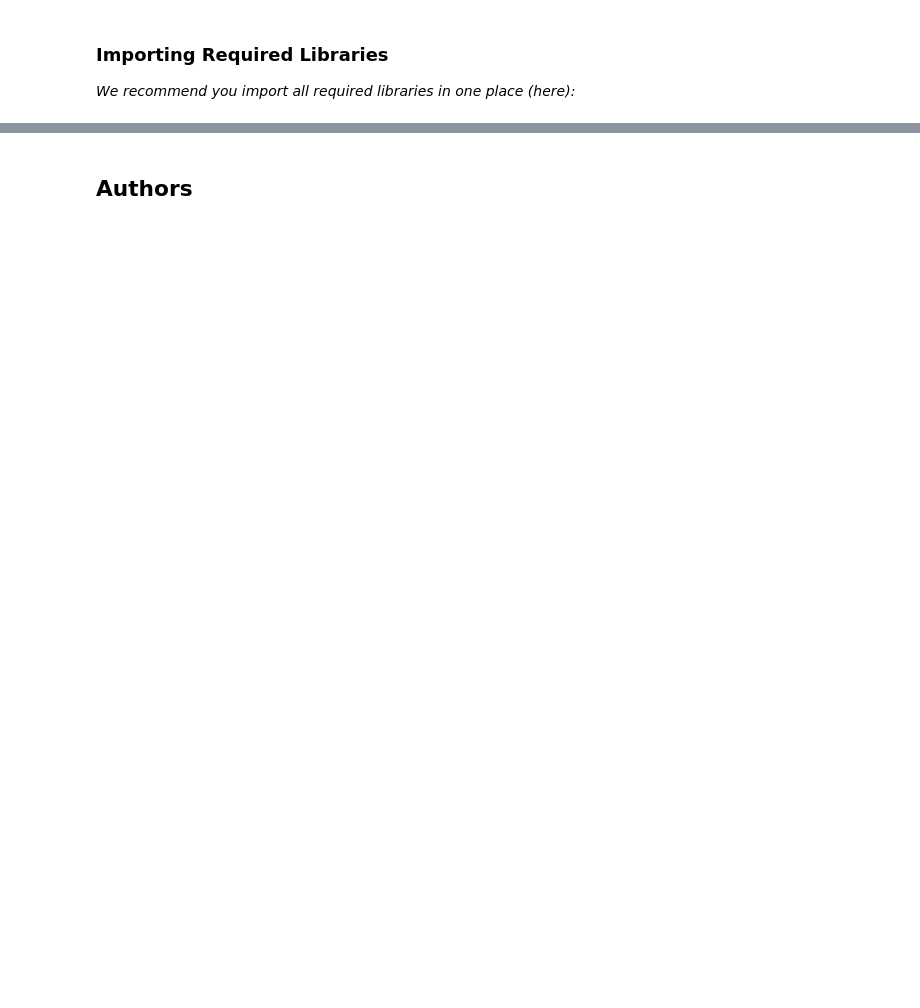
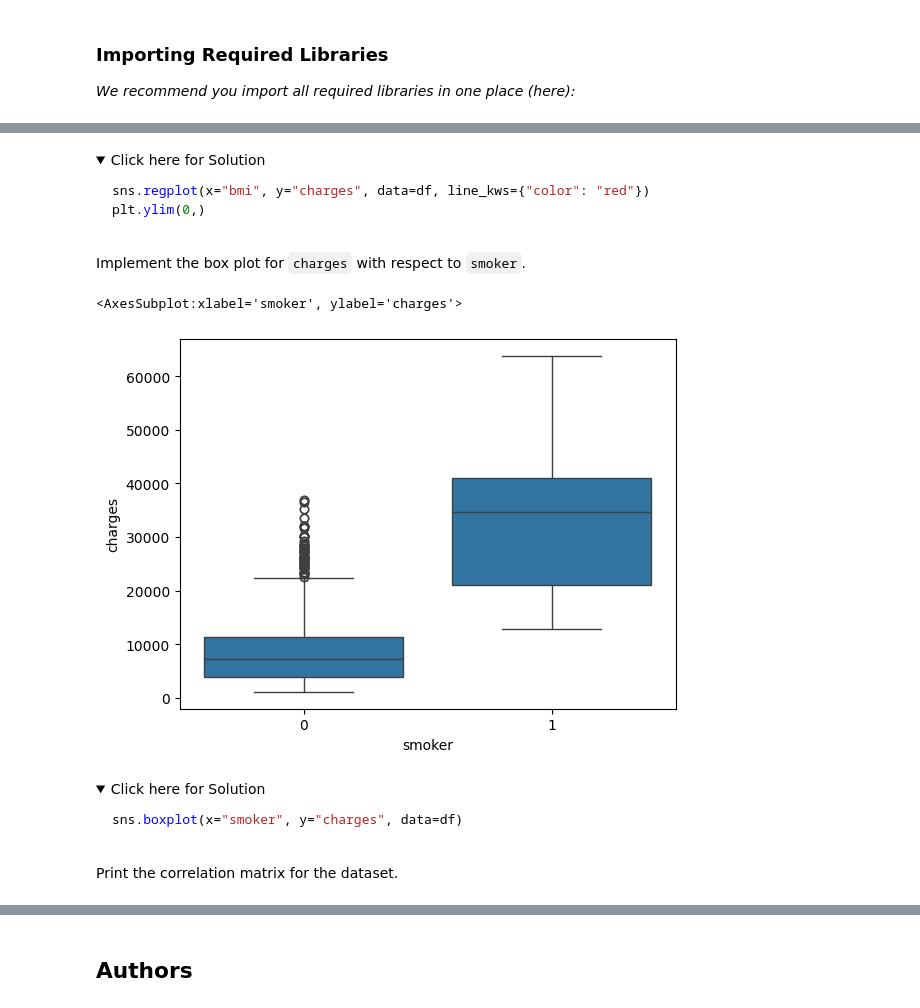
Before and after one commit to AllaFrolova/test, a Jupyter notebook: practice_project.ipynb, the cells around one changed output, grey strips where cells are left out. Drawn from its saved outputs; the diff is of its cells as text; code cells hidden in the pictures; folded sections open; blank space fills up the shorter version.

````diff
--- a/practice_project.ipynb
+++ b/practice_project.ipynb
@@ -203,0 +313,26 @@ df.to_csv('./Largest_economies.csv')
+# %% [markdown]
+<details>
+    <summary>Click here for Solution</summary>
+
+```python
+sns.regplot(x="bmi", y="charges", data=df, line_kws={"color": "red"})
+plt.ylim(0,)
+```
+</details>
+# %% [markdown]
+Implement the box plot for `charges` with respect to `smoker`.
+# %%
+sns.boxplot(x="smoker", y="charges", data=df)
+# %% [output]
+<AxesSubplot:xlabel='smoker', ylabel='charges'>
+[figure, added]
+# %% [markdown]
+<details>
+    <summary>Click here for Solution</summary>
+
+```python
+sns.boxplot(x="smoker", y="charges", data=df)
+```
+</details>
+# %% [markdown]
+Print the correlation matrix for the dataset.
````
Also changed, not shown: parts of 89 cells of this notebook.
